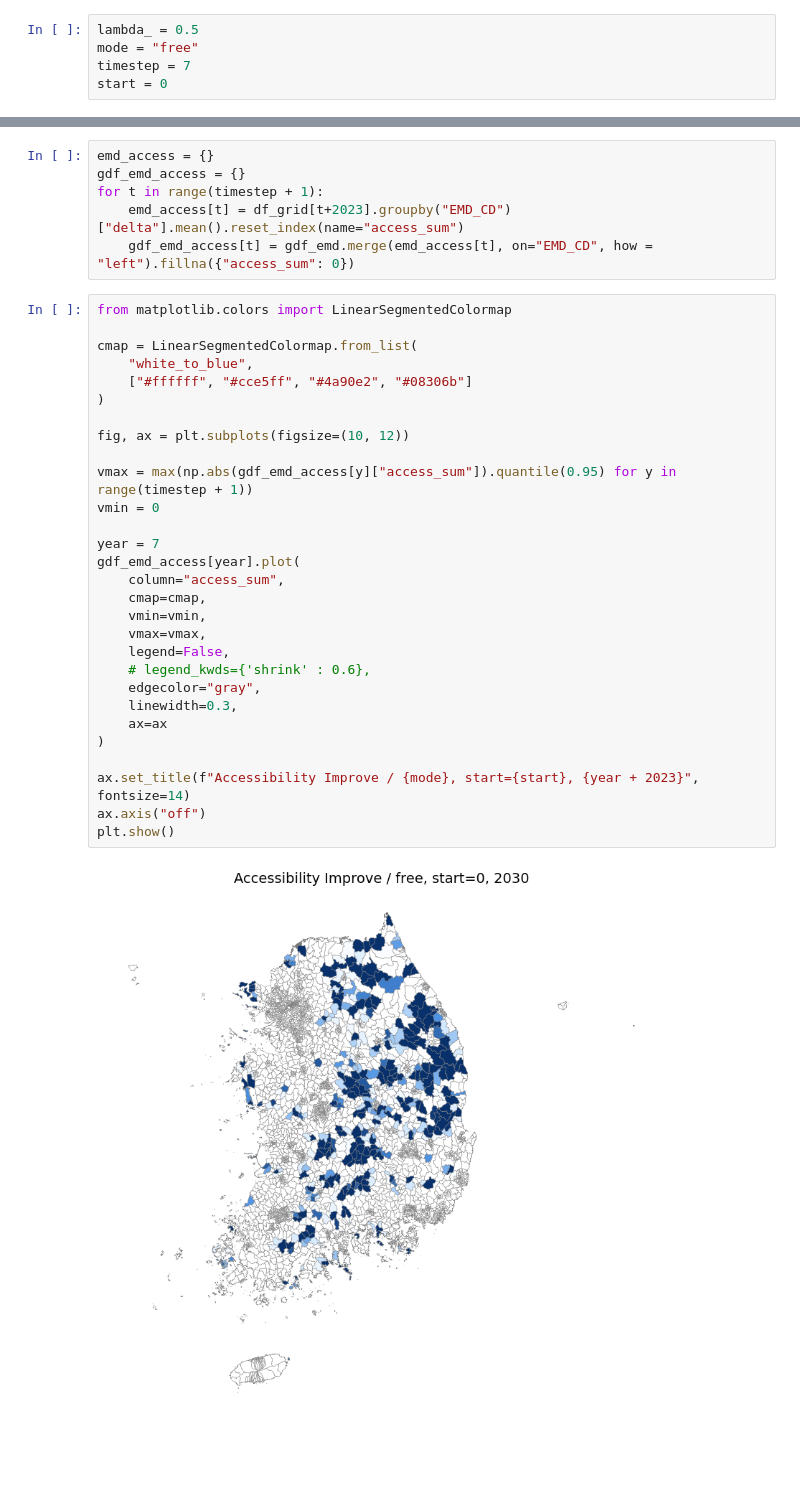
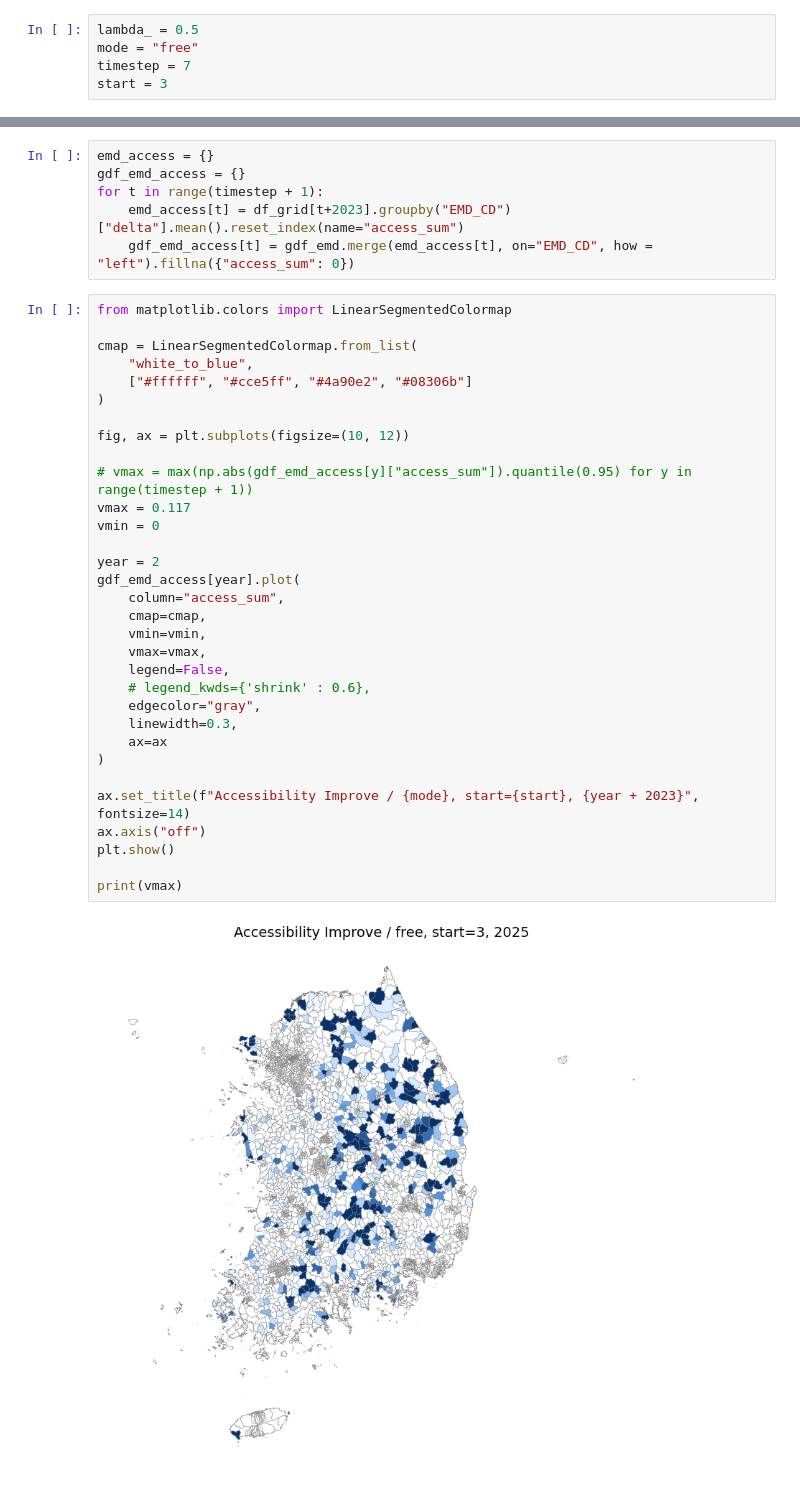
Before and after one commit to hshoon16/publichealth, a Jupyter notebook: analyze.ipynb, the cells around one changed output, grey strips where cells are left out. Cells and saved outputs as stored; diff of their text form; blank space fills up the shorter version.

```diff
--- a/analyze.ipynb
+++ b/analyze.ipynb
@@ -78,7 +78,7 @@ def load_selected_facilities_revised(mode, LAMBDA_, T, coeff, timestep, start, b
 lambda_ = 0.5
 mode = "free"
 timestep = 7
-start = 0
+start = 3
 # %%
 selected, p = load_selected_facilities_revised(mode, LAMBDA_=lambda_, T=0.5, coeff=5.0, timestep=timestep, start = start)
 selected_base, p_base = load_selected_facilities(mode, N=553, LAMBDA_ = lambda_, T = 0.5)
@@ -287,31 +287,34 @@ for t in range(timestep + 1):
 # %%
 from matplotlib.colors import LinearSegmentedColormap
 
 cmap = LinearSegmentedColormap.from_list(
     "white_to_blue",
     ["#ffffff", "#cce5ff", "#4a90e2", "#08306b"]
 )
 
 fig, ax = plt.subplots(figsize=(10, 12))
 
-vmax = max(np.abs(gdf_emd_access[y]["access_sum"]).quantile(0.95) for y in range(timestep + 1))
+# vmax = max(np.abs(gdf_emd_access[y]["access_sum"]).quantile(0.95) for y in range(timestep + 1))
+vmax = 0.117
 vmin = 0
 
-year = 7
+year = 2
 gdf_emd_access[year].plot(
     column="access_sum",
     cmap=cmap,
     vmin=vmin,
     vmax=vmax,
     legend=False,
     # legend_kwds={'shrink' : 0.6},
     edgecolor="gray",
     linewidth=0.3,
     ax=ax
 )
 
 ax.set_title(f"Accessibility Improve / {mode}, start={start}, {year + 2023}", fontsize=14)
 ax.axis("off")
 plt.show()
+
+print(vmax)
 # %% [output]
-[figure, old version]
+[figure, new version]
```
Also changed, not shown: parts of 5 cells of this notebook, 1 other file.
